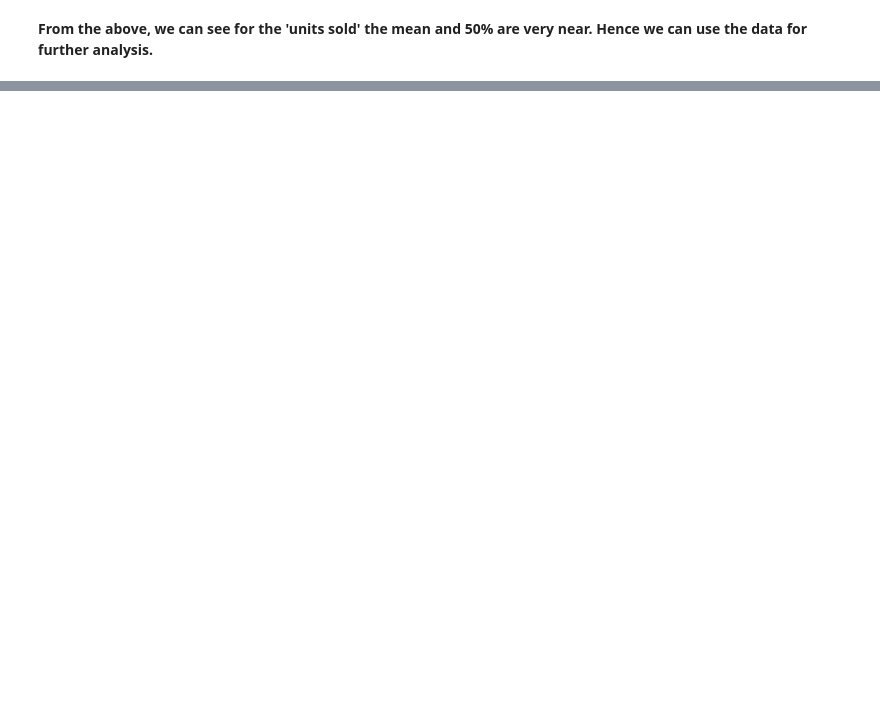
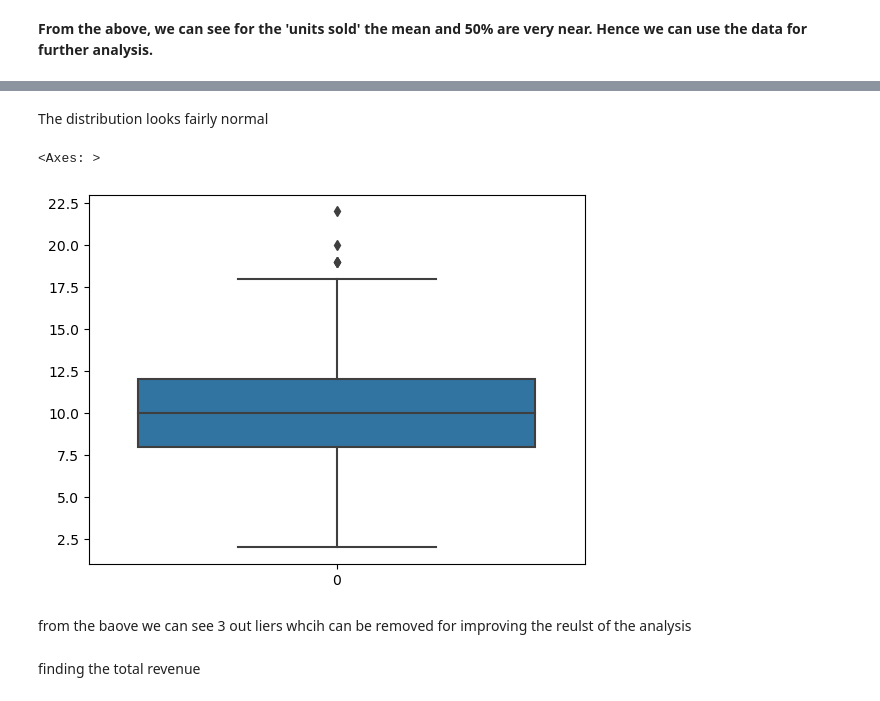
Before and after one commit to sriku2412/schulich_data_science, a Jupyter notebook: Assignment_1__6110_sreekanth_220088993_20230520.ipynb, the cells around one changed output, grey strips where cells are left out. Drawn from its saved outputs; the diff is of its cells as text; code cells hidden in the pictures; blank space fills up the shorter version.

```diff
--- a/Assignment_1__6110_sreekanth_220088993_20230520.ipynb
+++ b/Assignment_1__6110_sreekanth_220088993_20230520.ipynb
@@ -29,0 +31,11 @@ sales.describe(include='all')
+# %% [markdown]
+The distribution looks fairly normal
+# %%
+sns.boxplot(sales['Units Sold'])
+# %% [output]
+<Axes: >
+[figure, added]
+# %% [markdown]
+from the baove we can see 3 out liers whcih can be removed for improving the reulst of the analysis
+# %% [markdown]
+finding the total revenue
```
Also changed, not shown: parts of 20 cells of this notebook.
